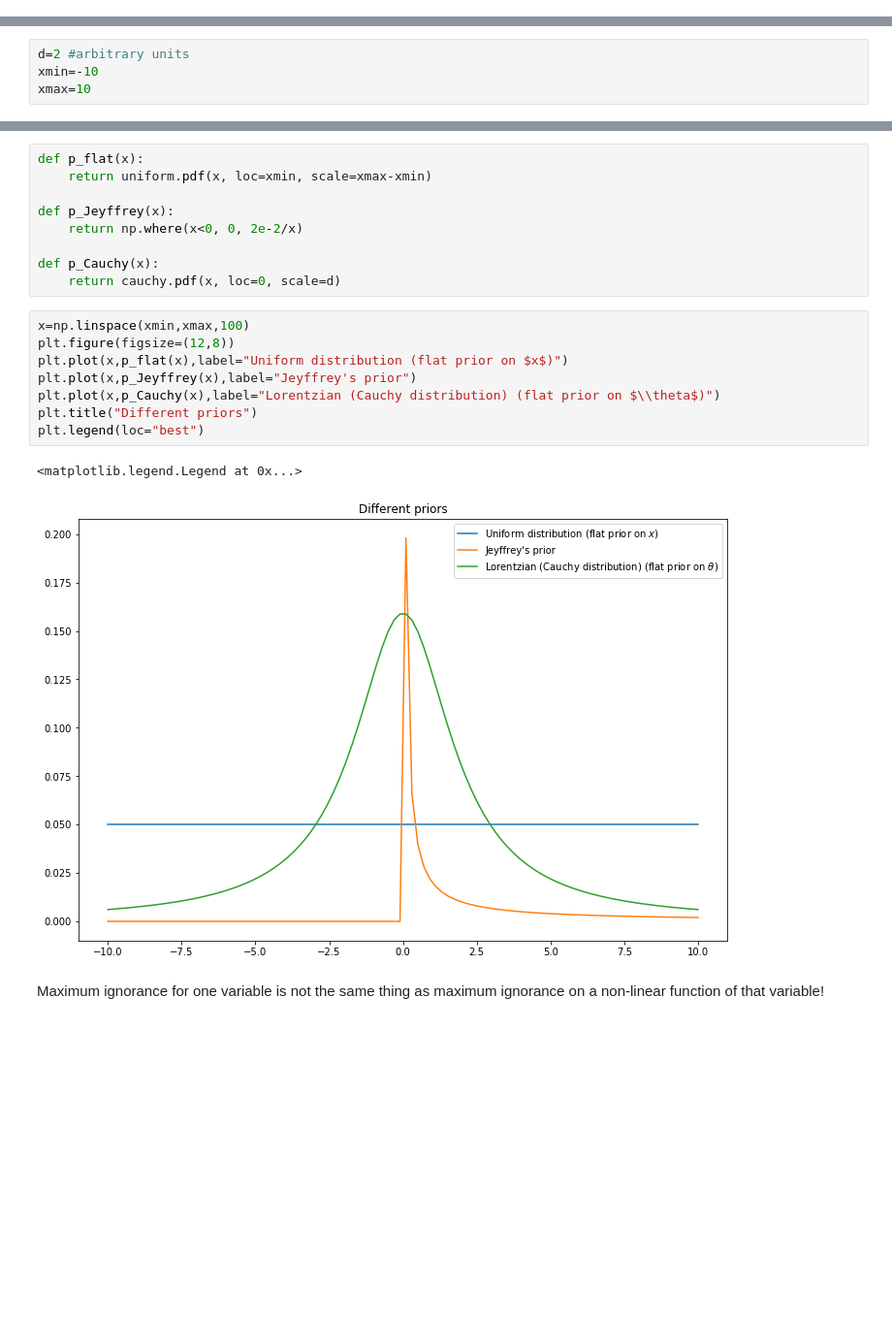
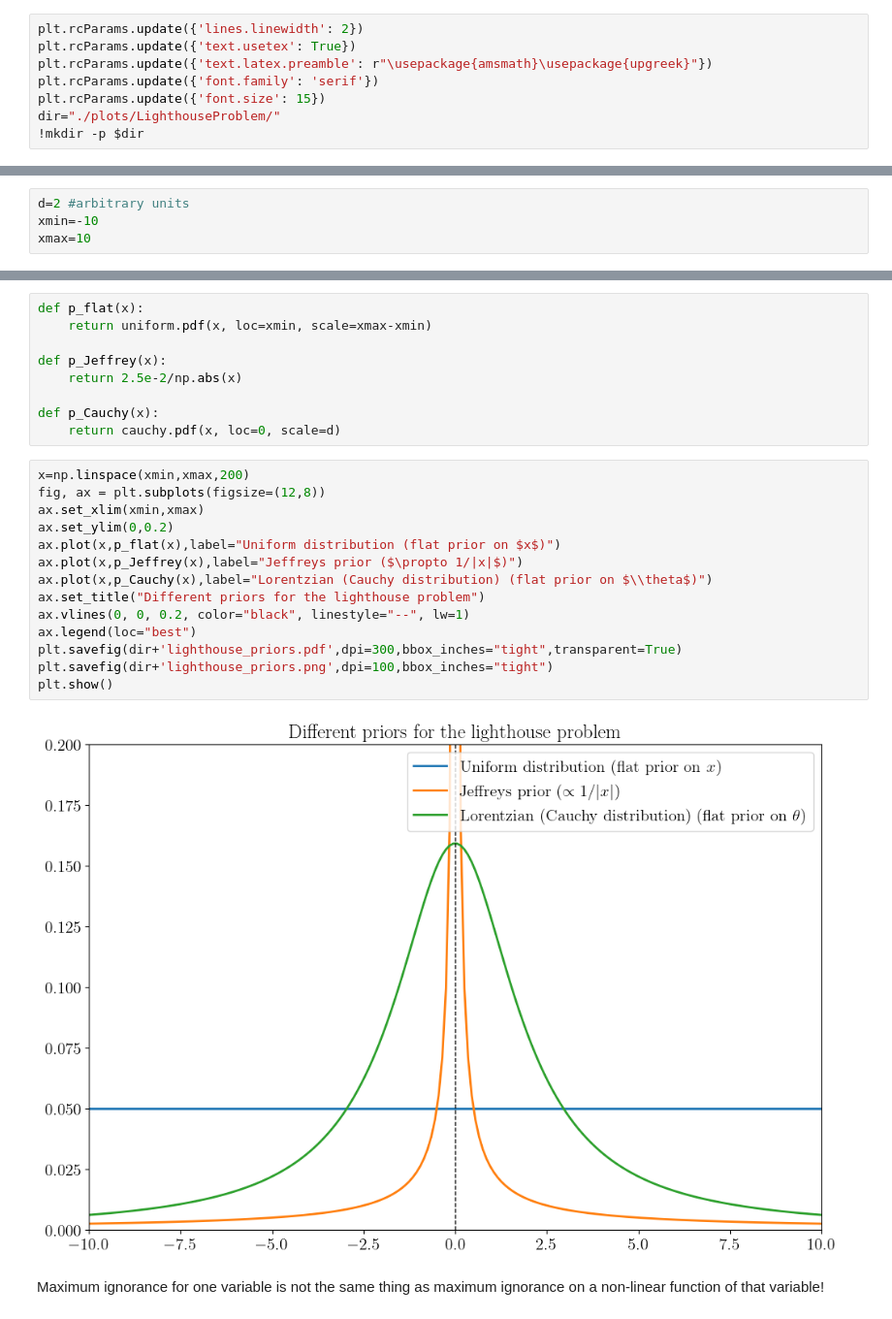
Before and after one commit to florent-leclercq/Bayes_InfoTheory, a Jupyter notebook: LighthouseProblem.ipynb, the cells around one changed output, grey strips where cells are left out. Shown at 97% size. Saved outputs shown, nothing was run; the diff lists cells and outputs as text; blank space fills up the shorter version.

Commit message:
2025 update. exporting plots to plots/

```diff
--- a/LighthouseProblem.ipynb
+++ b/LighthouseProblem.ipynb
@@ -8,6 +8,14 @@ florent.leclercq@polytechnique.org
 from scipy.stats import cauchy, uniform, norm
 import numpy as np
 import matplotlib.pyplot as plt
+# %%
+plt.rcParams.update({'lines.linewidth': 2})
+plt.rcParams.update({'text.usetex': True})
+plt.rcParams.update({'text.latex.preamble': r"\usepackage{amsmath}\usepackage{upgreek}"})
+plt.rcParams.update({'font.family': 'serif'})
+plt.rcParams.update({'font.size': 15})
+dir="./plots/LighthouseProblem/"
+!mkdir -p $dir
 # %% [markdown]
 ## Prior choice
 # %%
@@ -25,22 +34,27 @@ p(\theta) = C \Rightarrow p(x) \propto \frac{d}{x^2+d^2}
 def p_flat(x):
     return uniform.pdf(x, loc=xmin, scale=xmax-xmin)
 
-def p_Jeyffrey(x):
-    return np.where(x<0, 0, 2e-2/x)
+def p_Jeffrey(x):
+    return 2.5e-2/np.abs(x)
 
 def p_Cauchy(x):
     return cauchy.pdf(x, loc=0, scale=d)
 # %%
-x=np.linspace(xmin,xmax,100)
-plt.figure(figsize=(12,8))
-plt.plot(x,p_flat(x),label="Uniform distribution (flat prior on $x$)")
-plt.plot(x,p_Jeyffrey(x),label="Jeyffrey's prior")
-plt.plot(x,p_Cauchy(x),label="Lorentzian (Cauchy distribution) (flat prior on $\\theta$)")
-plt.title("Different priors")
-plt.legend(loc="best")
+x=np.linspace(xmin,xmax,200)
+fig, ax = plt.subplots(figsize=(12,8))
+ax.set_xlim(xmin,xmax)
+ax.set_ylim(0,0.2)
+ax.plot(x,p_flat(x),label="Uniform distribution (flat prior on $x$)")
+ax.plot(x,p_Jeffrey(x),label="Jeffreys prior ($\propto 1/|x|$)")
+ax.plot(x,p_Cauchy(x),label="Lorentzian (Cauchy distribution) (flat prior on $\\theta$)")
+ax.set_title("Different priors for the lighthouse problem")
+ax.vlines(0, 0, 0.2, color="black", linestyle="--", lw=1)
+ax.legend(loc="best")
+plt.savefig(dir+'lighthouse_priors.pdf',dpi=300,bbox_inches="tight",transparent=True)
+plt.savefig(dir+'lighthouse_priors.png',dpi=100,bbox_inches="tight")
+plt.show()
 # %% [output]
-<matplotlib.legend.Legend at 0x...>
-[figure, old version]
+[figure, new version]
 # %% [markdown]
 Maximum ignorance for one variable is not the same thing as maximum ignorance on a non-linear function of that variable!
 # %%
```
Also changed, not shown: parts of 3 cells of this notebook, 2 other files.
